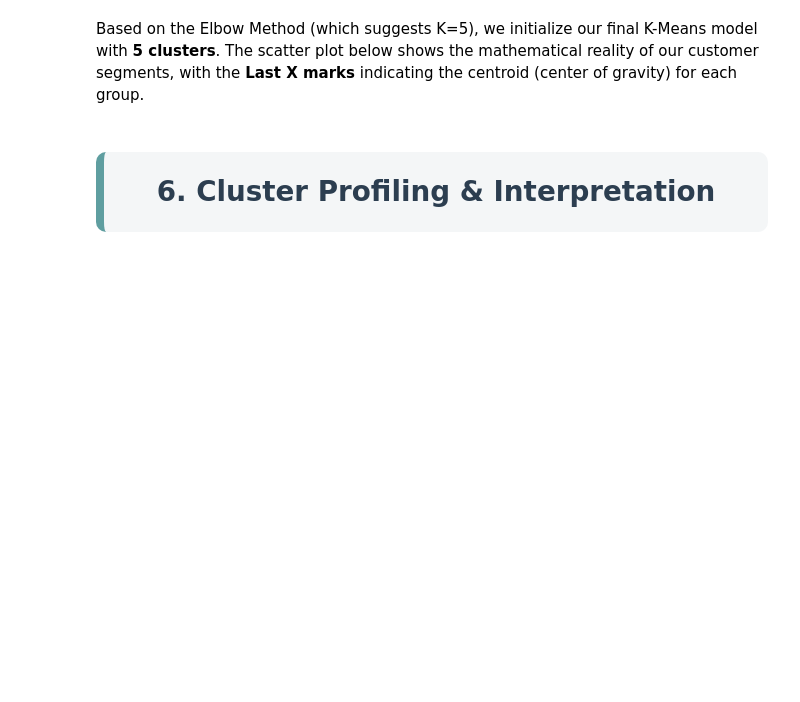
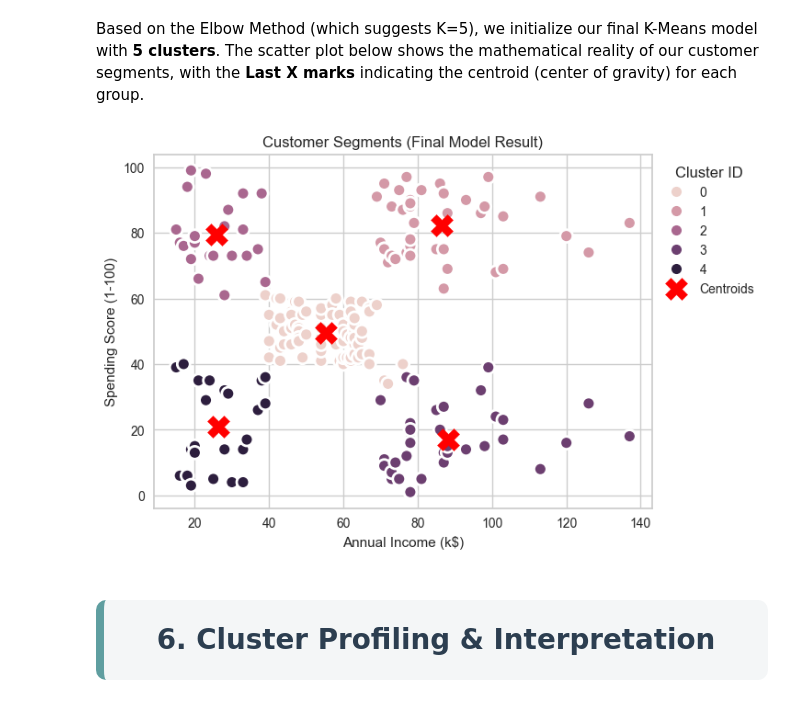
Before and after one commit to montypie/DS_Projects, a Jupyter notebook: 4_UnsupPCA/customer_segmentation_oef.ipynb, the cells around one changed output. Saved outputs shown, nothing was run; the diff lists cells and outputs as text; code cells hidden in the pictures; blank space fills up the shorter version.

Commit message:
moved and finished customer profiling exercise

```diff
--- a/3_ClassifCluster/customer_segmentation_oef.ipynb
+++ b/4_UnsupPCA/customer_segmentation_oef.ipynb
@@ -591,6 +603,25 @@ visualizer.show()
 5.3 Model Fitting & Result Visualization</h2>
 # %% [markdown]
 Based on the Elbow Method (which suggests K=5), we initialize our final K-Means model with **5 clusters**. The scatter plot below shows the mathematical reality of our customer segments, with the **Last X marks** indicating the centroid (center of gravity) for each group.
+# %%
+kmeans = KMeans(n_clusters=5, init='k-means++', random_state=42)
+df['Cluster'] = kmeans.fit_predict(X_scaled)
+# %%
+# viz
+plt.figure(figsize=(7, 5))
+sns.scatterplot(data=df, x='Annual Income (k$)', y='Spending Score (1-100)',
+                hue='Cluster', s=100, legend='full', edgecolor='white', linewidth=2)
+
+centroids = scaler.inverse_transform(kmeans.cluster_centers_)
+plt.scatter(centroids[:, 0], centroids[:, 1], s=300, c='red', marker='X', label='Centroids')
+
+plt.title('Customer Segments (Final Model Result)')
+plt.xlabel('Annual Income (k$)')
+plt.ylabel('Spending Score (1-100)')
+plt.legend(title='Cluster ID', bbox_to_anchor=(1, 1))
+plt.show()
+# %% [output]
+[figure, added]
 # %% [markdown]
 <h1 style="
     background-color: #F4F6F7;
```
Also changed, not shown: parts of 16 cells of this notebook, 1 other file.
